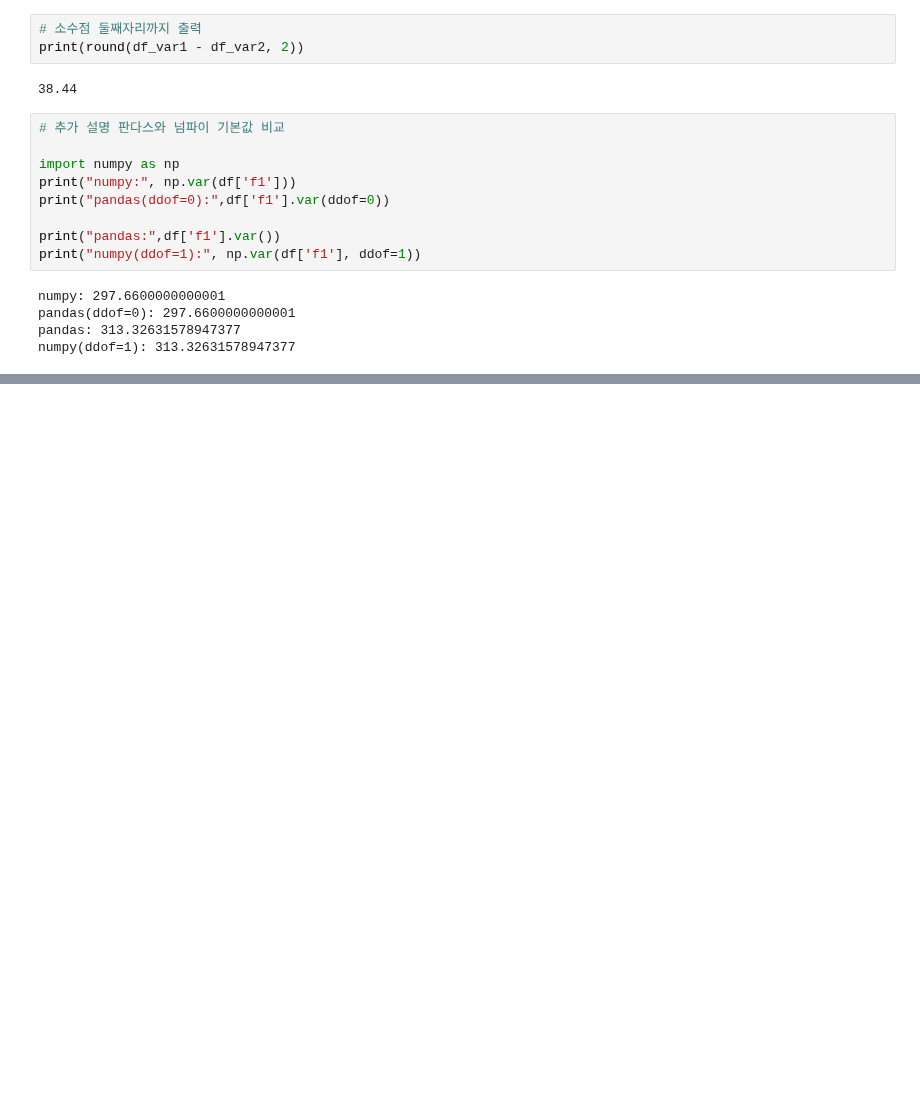
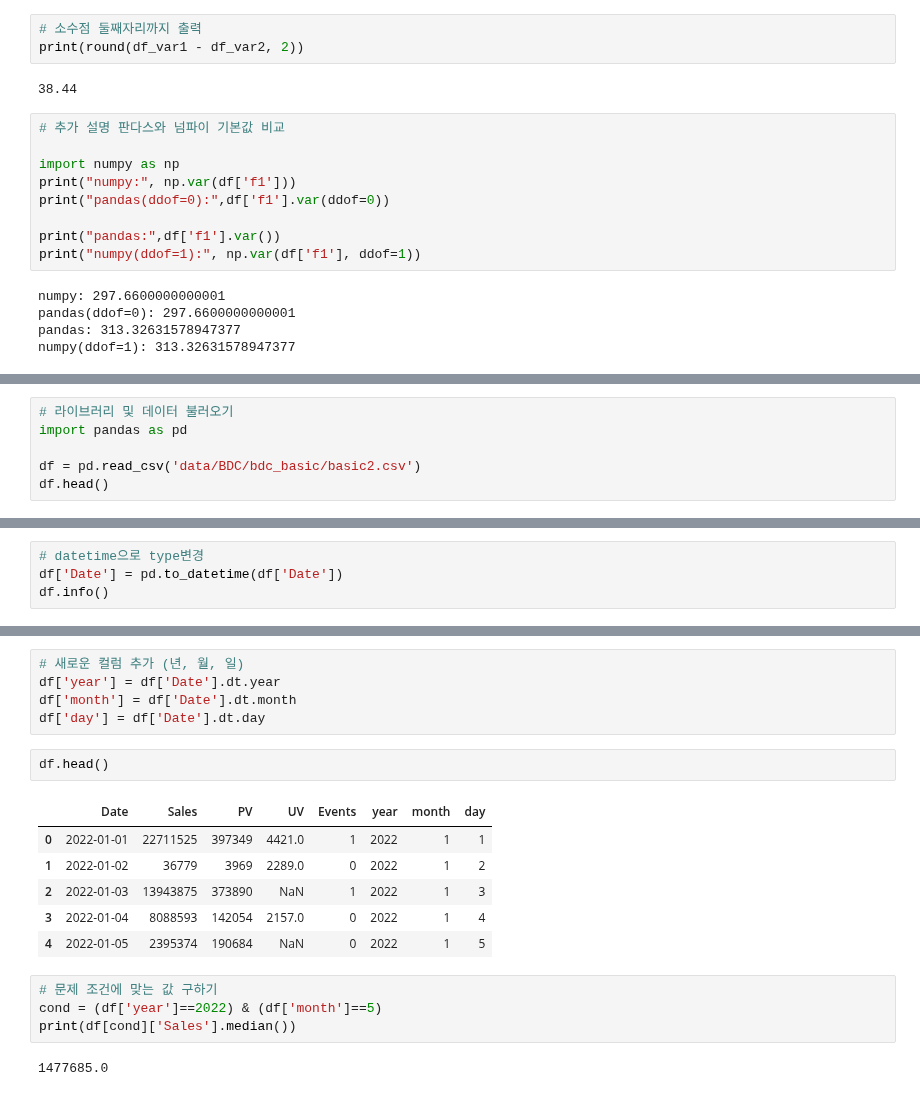
Before and after one commit to zudata/BEAKJOON, a Jupyter notebook: study/Big Data Certification study.ipynb, the cells around one changed output, grey strips where cells are left out. Saved outputs shown, nothing was run; the diff lists cells and outputs as text; blank space fills up the shorter version.

```diff
--- a/study/Big Data Certification study.ipynb
+++ b/study/Big Data Certification study.ipynb
@@ -915,0 +918,6 @@ numpy(ddof=1): 313.32631578947377
+# %%
+# 라이브러리 및 데이터 불러오기
+import pandas as pd
+
+df = pd.read_csv('data/BDC/bdc_basic/basic2.csv')
+df.head()
@@ -915,0 +946,4 @@ numpy(ddof=1): 313.32631578947377
+# %%
+# datetime으로 type변경
+df['Date'] = pd.to_datetime(df['Date'])
+df.info()
@@ -915,0 +963,20 @@ numpy(ddof=1): 313.32631578947377
+# %%
+# 새로운 컬럼 추가 (년, 월, 일)
+df['year'] = df['Date'].dt.year
+df['month'] = df['Date'].dt.month
+df['day'] = df['Date'].dt.day
+# %%
+df.head()
+# %% [output]
+|  | Date | Sales | PV | UV | Events | year | month | day |
+| 0 | 2022-01-01 | 22711525 | 397349 | 4421.0 | 1 | 2022 | 1 | 1 |
+| 1 | 2022-01-02 | 36779 | 3969 | 2289.0 | 0 | 2022 | 1 | 2 |
+| 2 | 2022-01-03 | 13943875 | 373890 | NaN | 1 | 2022 | 1 | 3 |
+| 3 | 2022-01-04 | 8088593 | 142054 | 2157.0 | 0 | 2022 | 1 | 4 |
+| 4 | 2022-01-05 | 2395374 | 190684 | NaN | 0 | 2022 | 1 | 5 |
+# %%
+# 문제 조건에 맞는 값 구하기
+cond = (df['year']==2022) & (df['month']==5)
+print(df[cond]['Sales'].median())
+# %% [output]
+1477685.0
```
Also changed, not shown: parts of 4 cells of this notebook.
